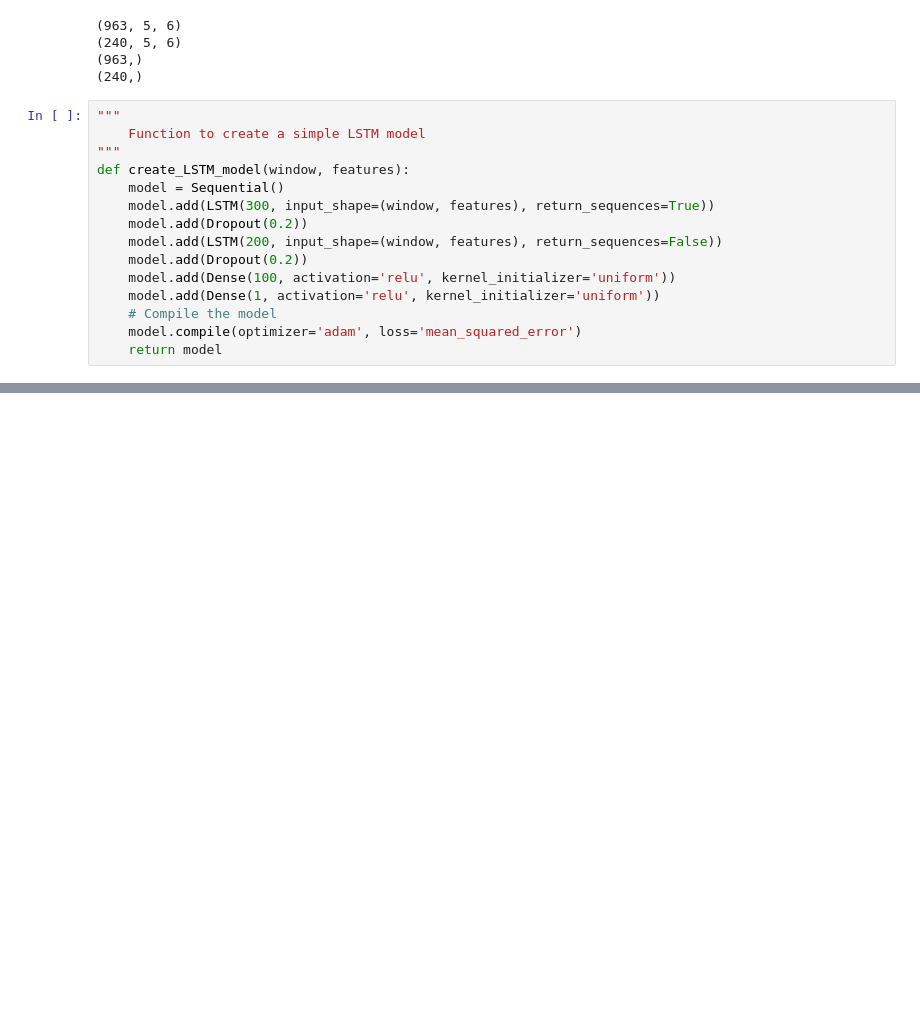
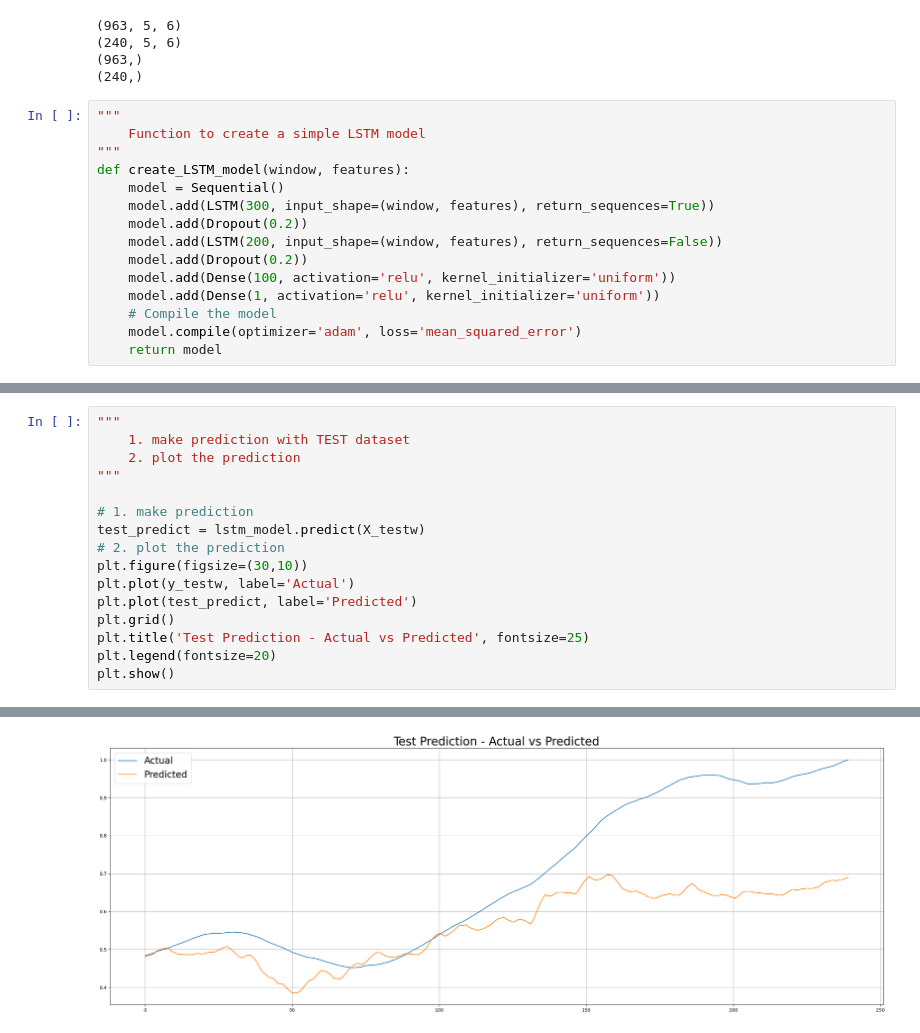
Before and after one commit to theanh97/Keras-using-LSTM-with-Apple-Stock, a Jupyter notebook: main.ipynb, the cells around one changed output, grey strips where cells are left out. Saved outputs shown, nothing was run; the diff lists cells and outputs as text; blank space fills up the shorter version.

```diff
--- a/main.ipynb
+++ b/main.ipynb
@@ -280,0 +303,17 @@ plt.show()
+# %%
+"""
+    1. make prediction with TEST dataset
+    2. plot the prediction
+"""
+
+# 1. make prediction
+test_predict = lstm_model.predict(X_testw)
+# 2. plot the prediction
+plt.figure(figsize=(30,10))
+plt.plot(y_testw, label='Actual')
+plt.plot(test_predict, label='Predicted')
+plt.grid()
+plt.title('Test Prediction - Actual vs Predicted', fontsize=25)
+plt.legend(fontsize=20)
+plt.show()
+# %% [output]
@@ -280,0 +321 @@ plt.show()
+[figure, added]
```
Also changed, not shown: parts of 9 cells of this notebook.
